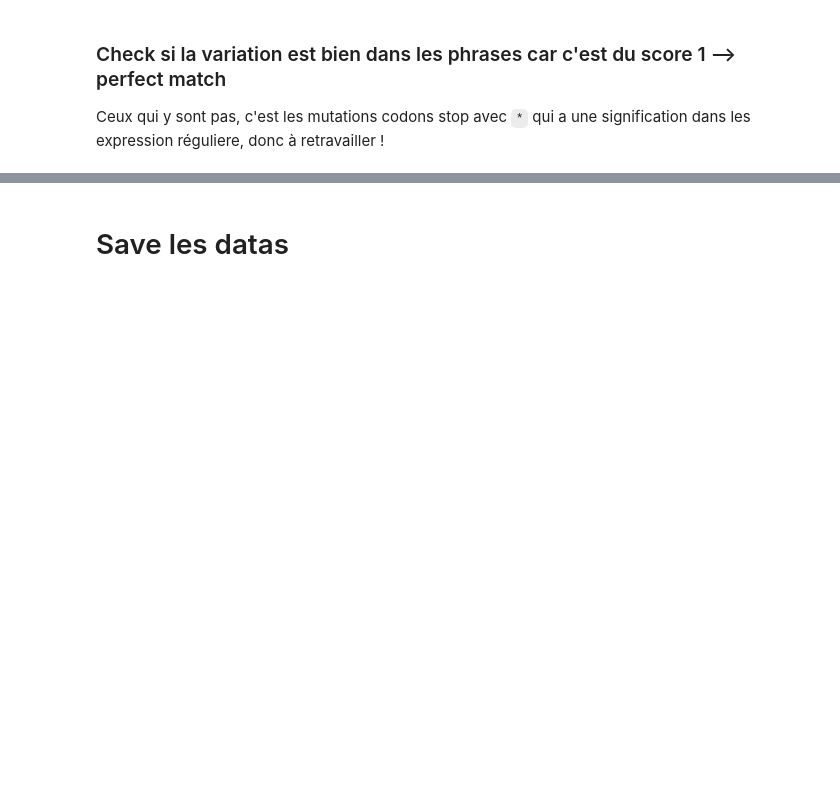
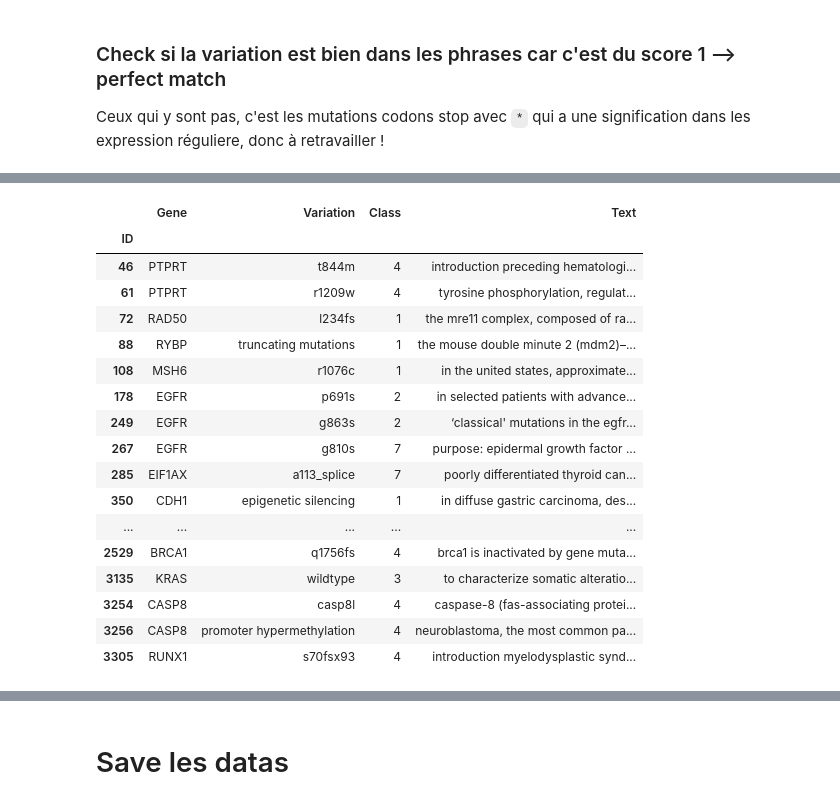
Before and after one commit to Chabname/RAPMC, a Jupyter notebook: notebook/Cancer_deep_learning.ipynb, the cells around one changed output, grey strips where cells are left out. Saved outputs shown, nothing was run; the diff lists cells and outputs as text; code cells hidden in the pictures; blank space fills up the shorter version.

```diff
--- a/notebook/Cancer_deep_learning.ipynb
+++ b/notebook/Cancer_deep_learning.ipynb
@@ -166,11 +175,35 @@ def extract_match(line):
     text = line["Text"]
     variation = line["Variation"]
     #gene = line["Gene"].lower()
-    #print(line.name)
+
+    if len(text) < 10000:
+        return text,7
+    # Splice
+    if "splice" in variation:
+        match_splice = find_match(text, "splice")
+        if len(match_splice) != 0:
+            return match_splice, 2
+
+    if "fs" in variation:
+        match_fs = find_match(text, "frameshift")
+        if len(match_fs) != 0:
+            return match_fs, 2
+
+    # Amplification
+    if 'ampli' in variation:
+        match_ampli = find_match(text, "(amplif|increse)")
+        if len(match_ampli) != 0:
+            return match_ampli,3
+
+    # Duplication
     if "dup" in variation:
+        match_mut_pos = find_match(text, decompose_dup(variation))
+        if len(match_mut_pos) != 0:
+            return match_mut_pos,2
+
         match_dup = find_match(text, "dup")
         if len(match_dup) != 0:
-            return match_dup, 2
+            return match_dup, 3
 
     # Try with * --> w802*
     if "*" in variation:
@@ -197,7 +230,7 @@ def extract_match(line):
 
     # deletion and insertion
     if "del" in variation or "ins" in variation:
-        match_delins = find_match(text, "(deletion|insertion)")
+        match_delins = find_match(text, "(deletion|insertion|delet|insert)")
         if len(match_delins) != 0:
             return match_delins,2
 
@@ -263,6 +296,10 @@ def extract_match(line):
                 #print("pos", variation)
 
                 return match_pos,4
+            # Search word Substitution
+            match_substitution = find_match(text, "substitu")
+            if len(match_substitution) != 0:
+                return match_substitution, 3
 
             # Match position around the real position --> 370 - 379
             match_pos_weak = find_match(text, aa_pos_aa[1][:-1] + "[0-9]")
@@ -649,0 +753,24 @@ new_data_best_score
+# %%
+index_zero = clean_match[clean_match["Score"] == 0].index
+# %%
+to_fix = concatenate_data.loc[index_zero,:]
+to_fix
+# %% [output]
+|  | Gene | Variation | Class | Text |
+| ID |  |  |  |  |
+| 46 | PTPRT | t844m | 4 | introduction preceding hematologi... |
+| 61 | PTPRT | r1209w | 4 | tyrosine phosphorylation, regulat... |
+| 72 | RAD50 | l234fs | 1 | the mre11 complex, composed of ra... |
+| 88 | RYBP | truncating mutations | 1 | the mouse double minute 2 (mdm2)–... |
+| 108 | MSH6 | r1076c | 1 | in the united states, approximate... |
+| 178 | EGFR | p691s | 2 | in selected patients with advance... |
+| 249 | EGFR | g863s | 2 | ‘classical' mutations in the egfr... |
+| 267 | EGFR | g810s | 7 | purpose: epidermal growth factor ... |
+| 285 | EIF1AX | a113_splice | 7 | poorly differentiated thyroid can... |
+| 350 | CDH1 | epigenetic silencing | 1 | in diffuse gastric carcinoma, des... |
+| ... | ... | ... | ... | ... |
+| 2529 | BRCA1 | q1756fs | 4 | brca1 is inactivated by gene muta... |
+| 3135 | KRAS | wildtype | 3 | to characterize somatic alteratio... |
+| 3254 | CASP8 | casp8l | 4 | caspase-8 (fas-associating protei... |
+| 3256 | CASP8 | promoter hypermethylation | 4 | neuroblastoma, the most common pa... |
+| 3305 | RUNX1 | s70fsx93 | 4 | introduction myelodysplastic synd... |
```
Also changed, not shown: parts of 15 cells of this notebook.
